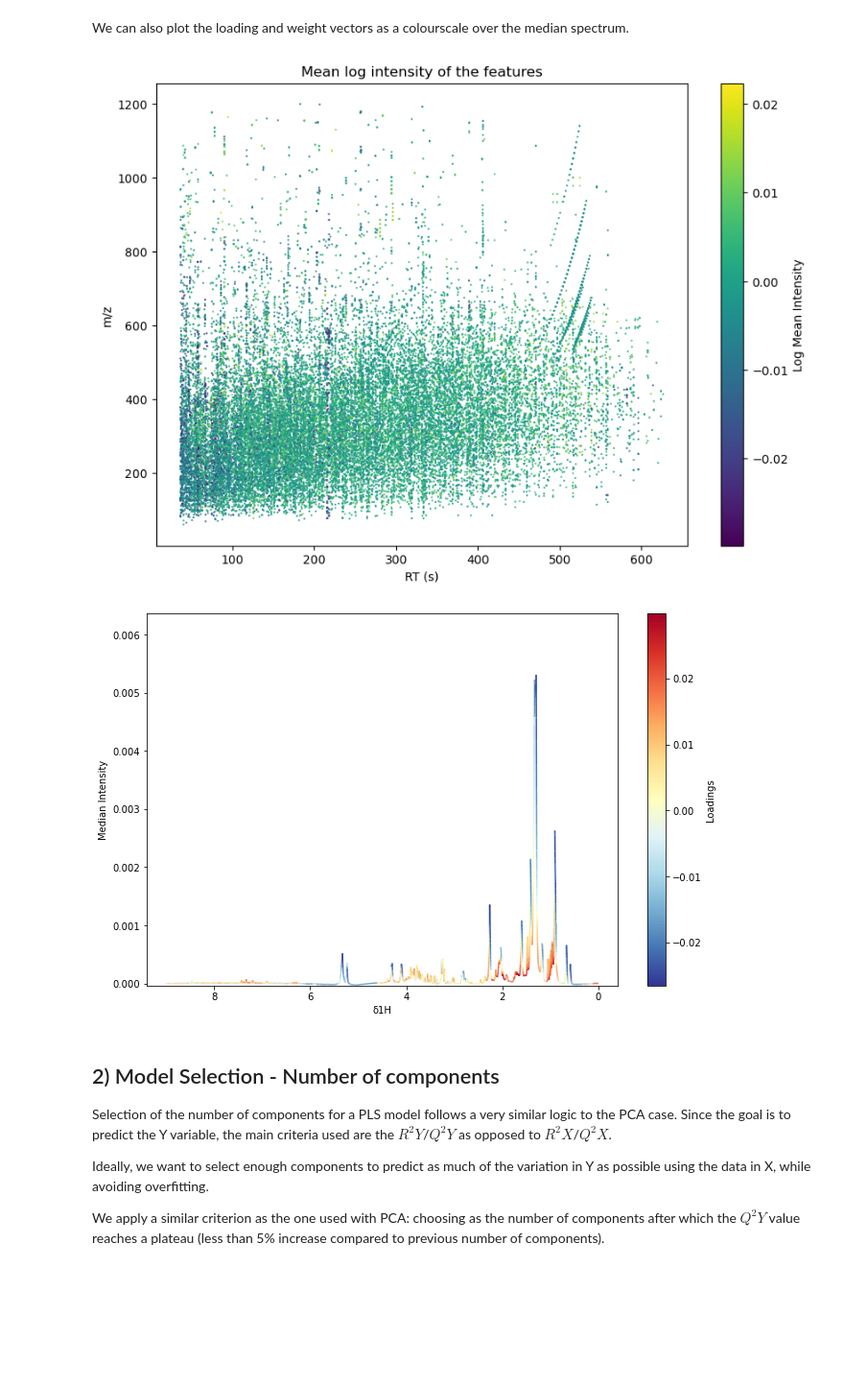
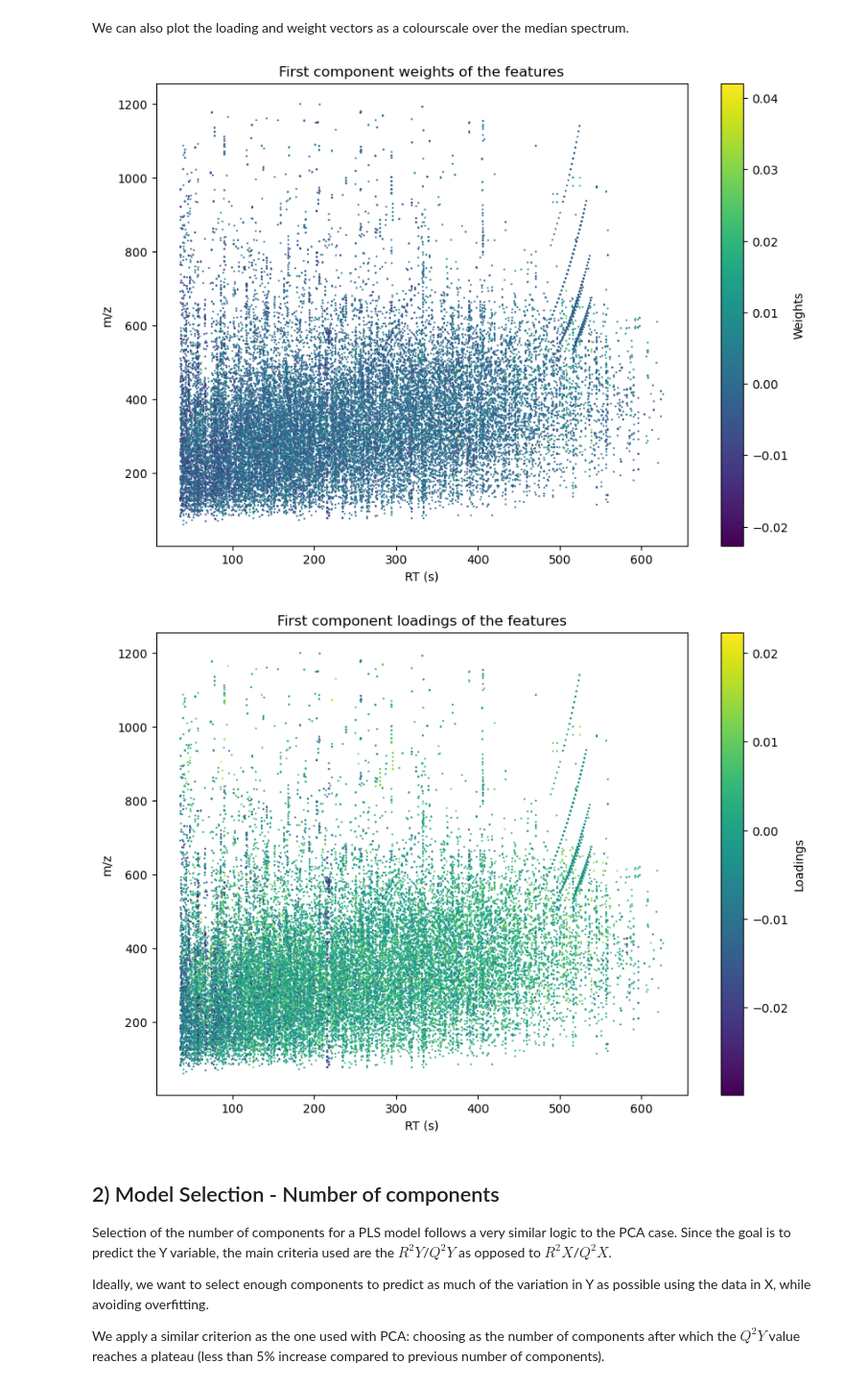
Before and after one commit to IPTC-DataAnalysisCourse/chemometrics-tutorials, a Jupyter notebook: Multivariate Analysis - Supervised Analysis with PLS-DA.ipynb, the cells around one changed output. Shown at 96% size. Saved outputs shown, nothing was run; the diff lists cells and outputs as text; code cells hidden in the pictures; blank space fills up the shorter version.

```diff
--- a/Multivariate Analysis - Supervised Analysis with PLS-DA.ipynb
+++ b/Multivariate Analysis - Supervised Analysis with PLS-DA.ipynb
@@ -214,19 +214,26 @@ We can also plot the loading and weight vectors as a colourscale over the median
 
 # Plot the RT and m/z of the features with the mean log intensity as the colour and legend bar ob the right hand side
 plt.figure(figsize=(10, 7))
-plt.scatter(annotations['RT'], annotations['m/z'], s=0.3, c=pls_da.loadings_p[:, 0], cmap='viridis')
-plt.title('Mean log intensity of the features')
+plt.scatter(annotations['RT'], annotations['m/z'], s=0.3, c=pls_da.weights_w[:, 0], cmap='viridis')
+plt.title('First component weights of the features')
 plt.colorbar(label='Weights')
 plt.xlabel('RT (s)')
 plt.ylabel('m/z')
 plt.show()
 # %% [output]
-[figure, old version]
+[figure, new version]
 # %%
 # Plot of loadings from PLS component 1 overlaid on the median spectrum
-plotLoadings(pls_da.loadings_p[:, 0], ppm, spectra=X)
+# plotLoadings(pls_da.loadings_p[:, 0], ppm, spectra=X)
+plt.figure(figsize=(10, 7))
+plt.scatter(annotations['RT'], annotations['m/z'], s=0.3, c=pls_da.loadings_p[:, 0], cmap='viridis')
+plt.title('First component loadings of the features')
+plt.colorbar(label='Loadings')
+plt.xlabel('RT (s)')
+plt.ylabel('m/z')
+plt.show()
 # %% [output]
-[figure, old version]
+[figure, new version]
 # %% [markdown]
 ## 2) Model Selection - Number of components
 
```
Also changed, not shown: parts of 12 cells of this notebook.
